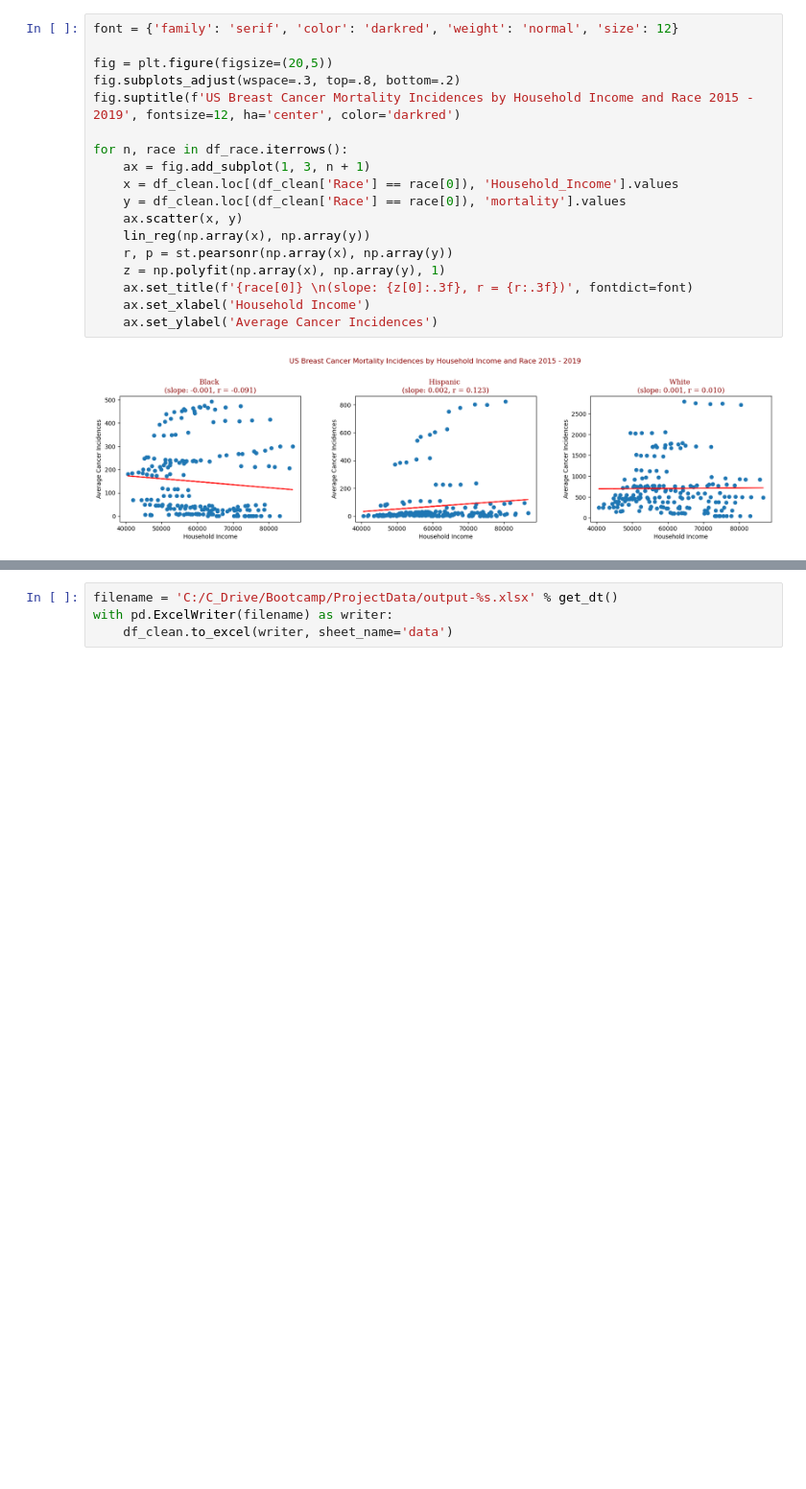
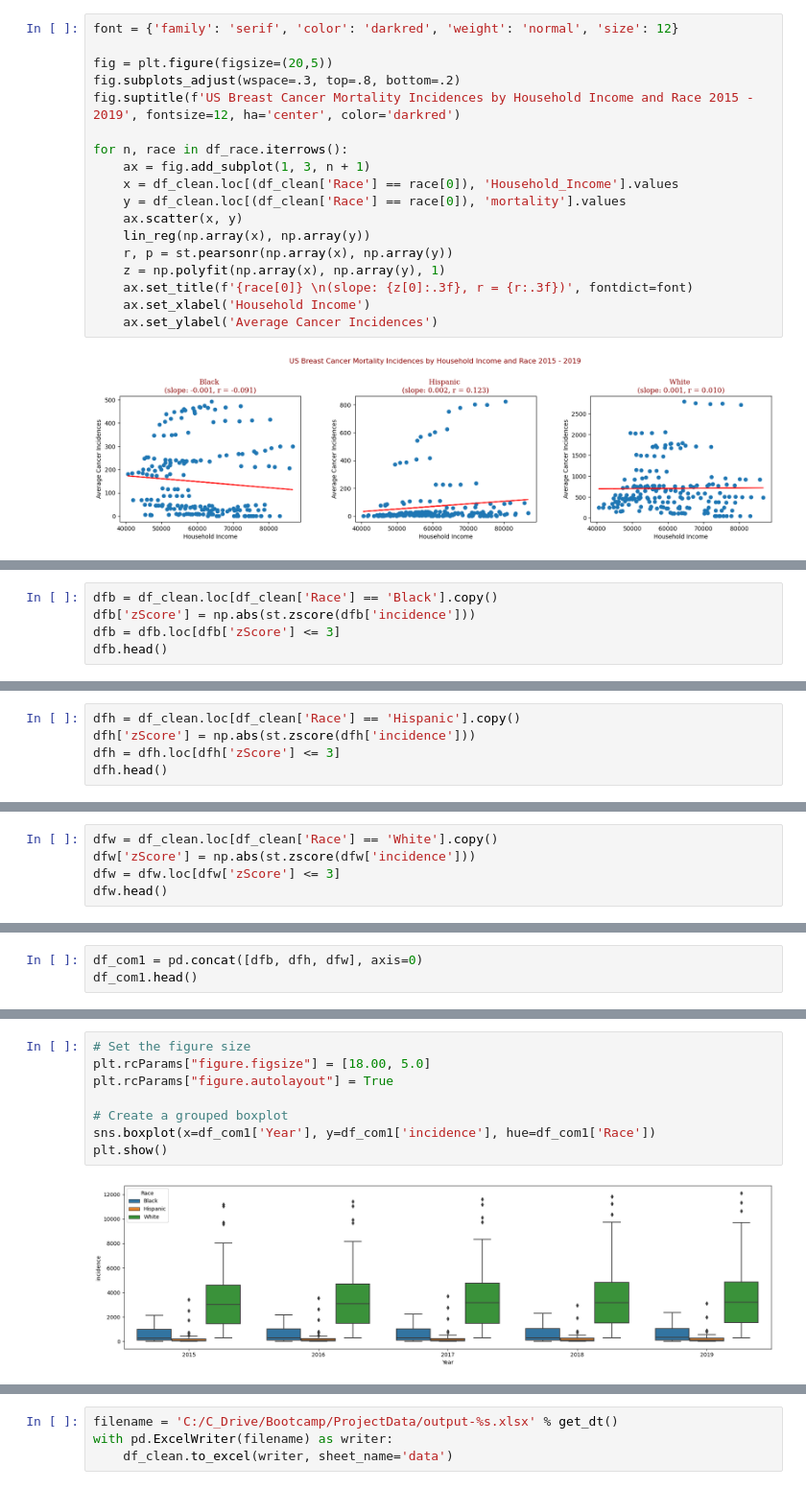
Before and after one commit to emilymees/Project-One, a Jupyter notebook: main - DEV.ipynb, the cells around one changed output, grey strips where cells are left out. Shown at 96% size. Drawn from its saved outputs; the diff is of its cells as text; blank space fills up the shorter version.

```diff
--- a/main - DEV.ipynb
+++ b/main - DEV.ipynb
@@ -328,0 +340,5 @@ for n, race in df_race.iterrows():
+# %%
+dfb = df_clean.loc[df_clean['Race'] == 'Black'].copy()
+dfb['zScore'] = np.abs(st.zscore(dfb['incidence']))
+dfb = dfb.loc[dfb['zScore'] <= 3]
+dfb.head()
@@ -328,0 +352,5 @@ for n, race in df_race.iterrows():
+# %%
+dfh = df_clean.loc[df_clean['Race'] == 'Hispanic'].copy()
+dfh['zScore'] = np.abs(st.zscore(dfh['incidence']))
+dfh = dfh.loc[dfh['zScore'] <= 3]
+dfh.head()
@@ -328,0 +364,5 @@ for n, race in df_race.iterrows():
+# %%
+dfw = df_clean.loc[df_clean['Race'] == 'White'].copy()
+dfw['zScore'] = np.abs(st.zscore(dfw['incidence']))
+dfw = dfw.loc[dfw['zScore'] <= 3]
+dfw.head()
@@ -328,0 +376,3 @@ for n, race in df_race.iterrows():
+# %%
+df_com1 = pd.concat([dfb, dfh, dfw], axis=0)
+df_com1.head()
@@ -328,0 +386,10 @@ for n, race in df_race.iterrows():
+# %%
+# Set the figure size
+plt.rcParams["figure.figsize"] = [18.00, 5.0]
+plt.rcParams["figure.autolayout"] = True
+
+# Create a grouped boxplot
+sns.boxplot(x=df_com1['Year'], y=df_com1['incidence'], hue=df_com1['Race'])
+plt.show()
+# %% [output]
+[figure, added]
```
Also changed, not shown: parts of 8 cells of this notebook.
